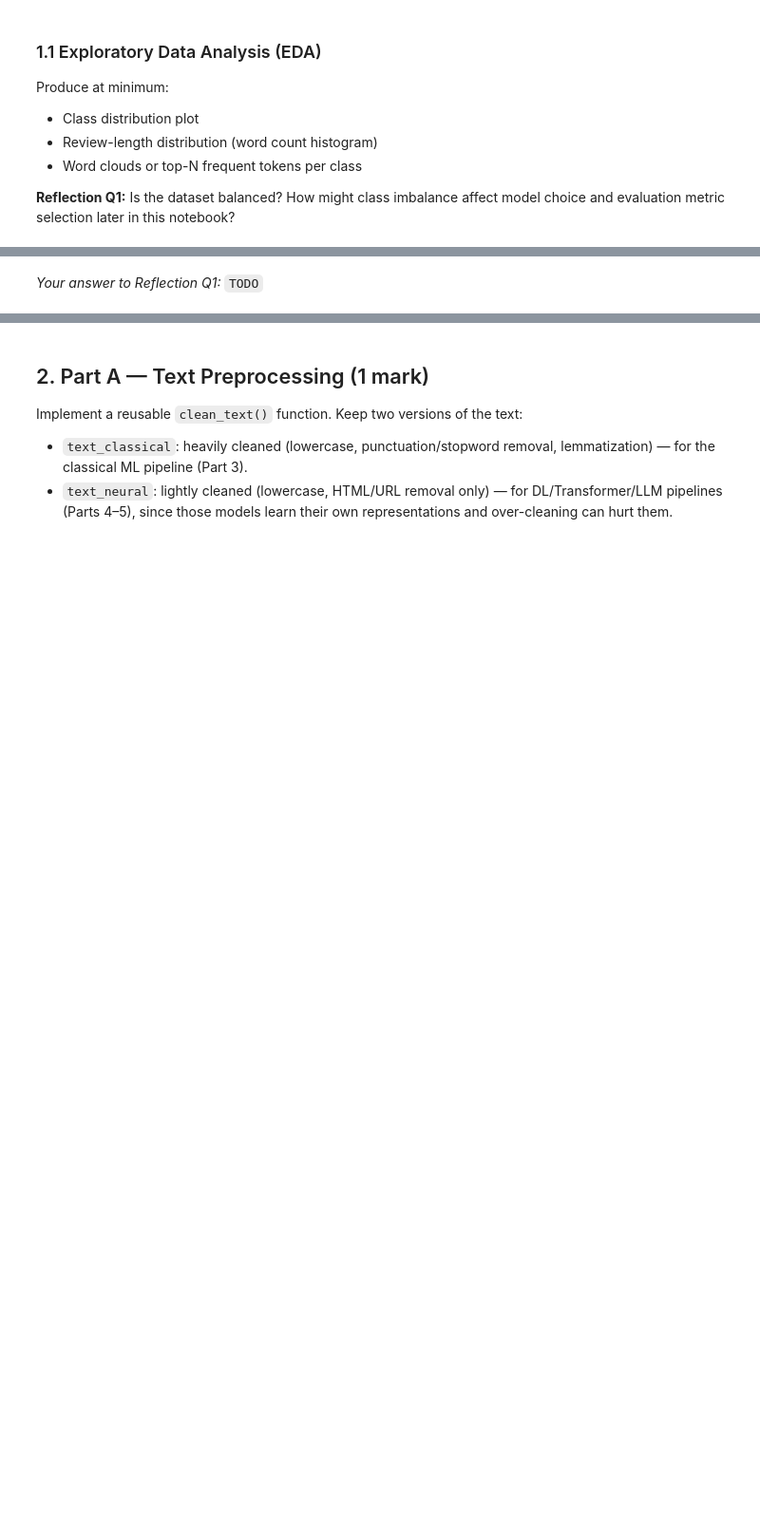
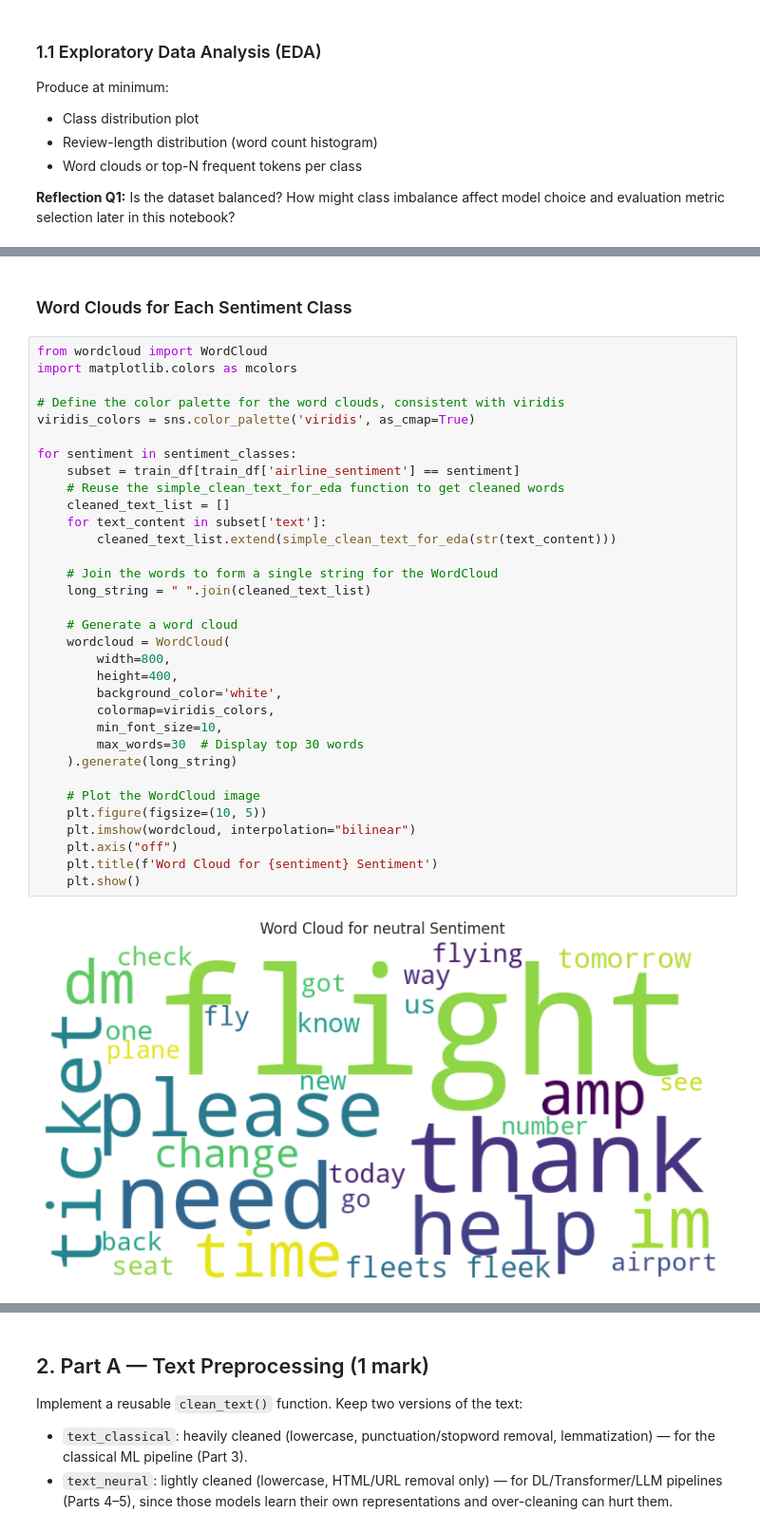
Before and after one commit to AvikRaj/sentiment-analysis-airtravel, a Jupyter notebook: sentiment-analysis.ipynb, the cells around one changed output, grey strips where cells are left out. Shown at 95% size. Drawn from its saved outputs; the diff is of its cells as text; blank space fills up the shorter version.

```diff
--- a/sentiment-analysis.ipynb
+++ b/sentiment-analysis.ipynb
@@ -141,2 +333,37 @@ and evaluation metric selection later in this notebook?
-# %% [markdown]
-_Your answer to Reflection Q1:_ `TODO`
+# %% [markdown]
+### Word Clouds for Each Sentiment Class
+# %%
+from wordcloud import WordCloud
+import matplotlib.colors as mcolors
+
+# Define the color palette for the word clouds, consistent with viridis
+viridis_colors = sns.color_palette('viridis', as_cmap=True)
+
+for sentiment in sentiment_classes:
+    subset = train_df[train_df['airline_sentiment'] == sentiment]
+    # Reuse the simple_clean_text_for_eda function to get cleaned words
+    cleaned_text_list = []
+    for text_content in subset['text']:
+        cleaned_text_list.extend(simple_clean_text_for_eda(str(text_content)))
+
+    # Join the words to form a single string for the WordCloud
+    long_string = " ".join(cleaned_text_list)
+
+    # Generate a word cloud
+    wordcloud = WordCloud(
+        width=800,
+        height=400,
+        background_color='white',
+        colormap=viridis_colors,
+        min_font_size=10,
+        max_words=30  # Display top 30 words
+    ).generate(long_string)
+
+    # Plot the WordCloud image
+    plt.figure(figsize=(10, 5))
+    plt.imshow(wordcloud, interpolation="bilinear")
+    plt.axis("off")
+    plt.title(f'Word Cloud for {sentiment} Sentiment')
+    plt.show()
+# %% [output]
+[figure, added]
```
Also changed, not shown: parts of 7 cells of this notebook.
